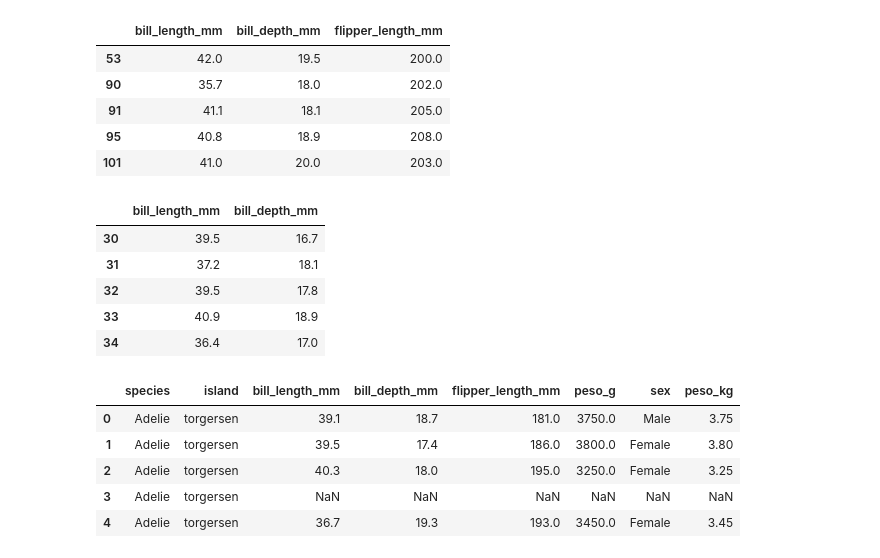
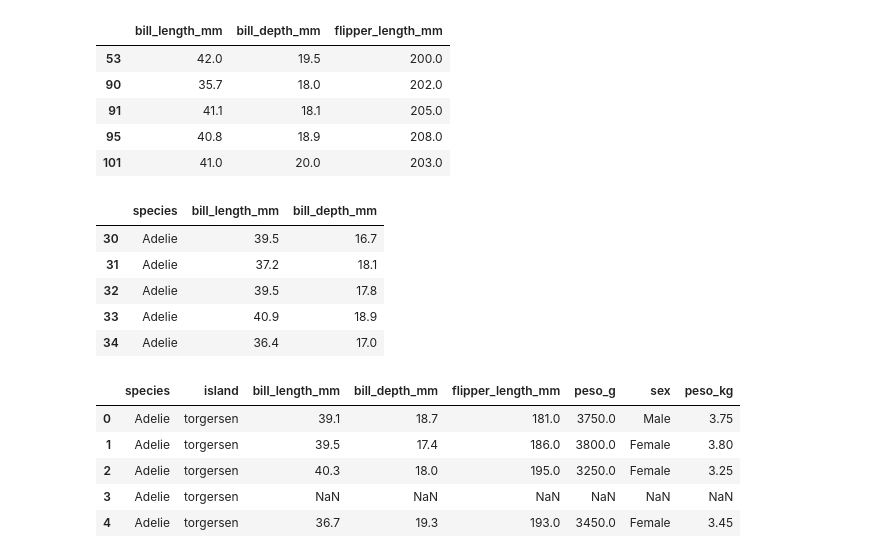
Before and after one commit to lmendezayl/uba-ldd-ic, a Jupyter notebook: guias/soluciones/practica5.ipynb, the cells around one changed output. Saved outputs shown, nothing was run; the diff lists cells and outputs as text; code cells hidden in the pictures.

```diff
--- a/guias/soluciones/practica5.ipynb
+++ b/guias/soluciones/practica5.ipynb
@@ -235,17 +231,17 @@ penguins = sns.load_dataset("penguins")
 # %%
 # Ejercicio 12
 penguins = sns.load_dataset("penguins")
 (
     penguins[penguins["island"] == "Dream"]
-    .drop(columns=[col for col in penguins.columns if "bill" not in col]) # resolver, no se como agregar species
+    .drop(columns=[col for col in penguins.columns if not col.startswith("bill") | col.startswith("species")])
 ).head()
 # %% [output]
-|  | bill_length_mm | bill_depth_mm |
-| 30 | 39.5 | 16.7 |
-| 31 | 37.2 | 18.1 |
-| 32 | 39.5 | 17.8 |
-| 33 | 40.9 | 18.9 |
-| 34 | 36.4 | 17.0 |
+|  | species | bill_length_mm | bill_depth_mm |
+| 30 | Adelie | 39.5 | 16.7 |
+| 31 | Adelie | 37.2 | 18.1 |
+| 32 | Adelie | 39.5 | 17.8 |
+| 33 | Adelie | 40.9 | 18.9 |
+| 34 | Adelie | 36.4 | 17.0 |
 # %%
 # Ejercicio 13
 penguins = sns.load_dataset("penguins")
```
Also changed, not shown: parts of 10 cells of this notebook, 7 other files.
